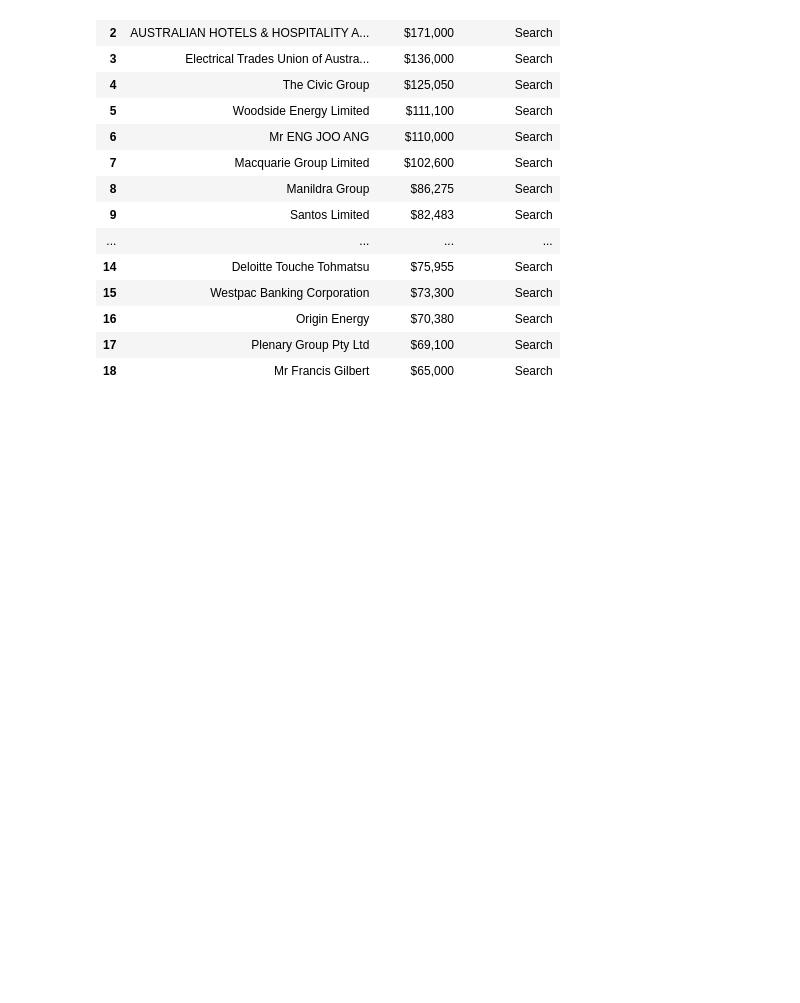
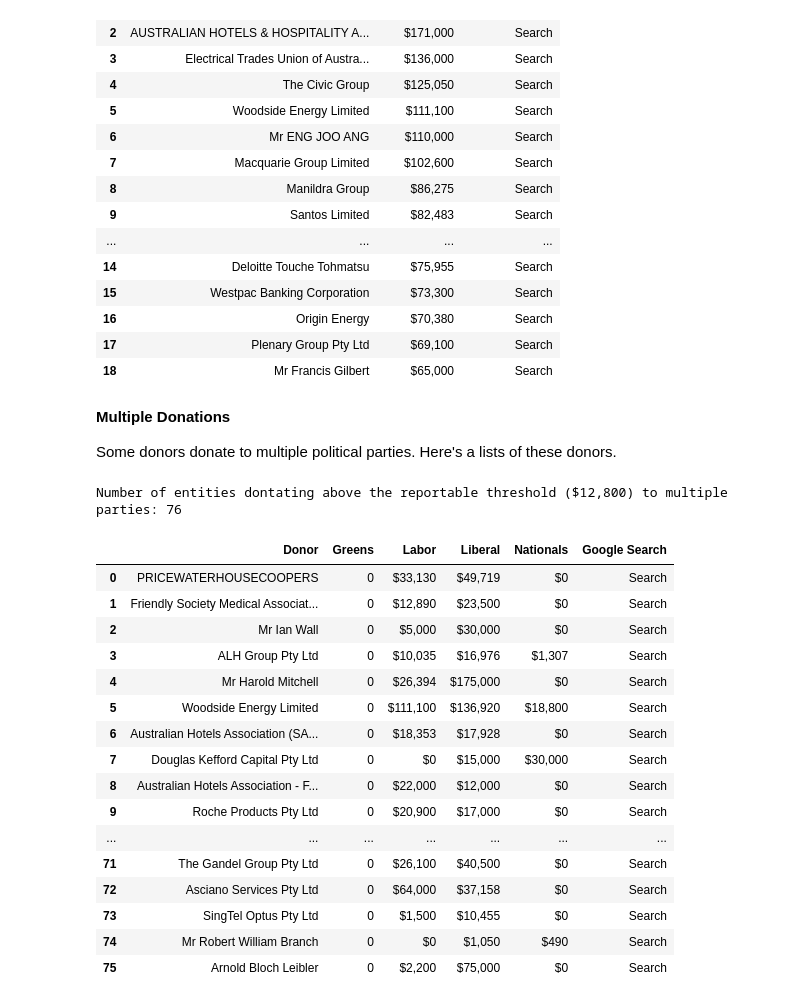
Before and after one commit to adamjoshuagray/Australian-Political-Donations, a Jupyter notebook: Donations 2014-2015.ipynb, the cells around one changed output. Saved outputs shown, nothing was run; the diff lists cells and outputs as text; code cells hidden in the pictures; blank space fills up the shorter version.

Commit message:
Added multi-donor table.

```diff
--- a/Donations 2014-2015.ipynb
+++ b/Donations 2014-2015.ipynb
@@ -18,8 +18,9 @@ from matplotlib import pyplot as plt
 import math
 from IPython.display import display, HTML
 import urllib
+import itertools as itt
 pd.options.display.float_format = '${:,.0f}'.format
-pd.set_option('max_colwidth', 1000)
+pd.set_option('max_colwidth', 1000, 'max_rows', 100)
 %matplotlib inline
 # %% [markdown]
 __Data Loading__
@@ -165,3 +166,49 @@ Labor
 | 16 | Origin Energy | $70,380 | Search |
 | 17 | Plenary Group Pty Ltd | $69,100 | Search |
 | 18 | Mr Francis Gilbert | $65,000 | Search |
+# %% [markdown]
+__Multiple Donations__
+
+Some donors donate to multiple political parties. Here's a lists of these donors.
+# %%
+donors = {}
+for party, dons in donations.items():
+    donors[party] = set(dons['DonorClientNm'])
+multi_donors = set()
+for comb in itt.product(donors.keys(),donors.keys()):
+    if comb[0] != comb[1]:
+        multi_donors = multi_donors.union(donors[comb[0]].intersection(donors[comb[1]]))
+# %%
+table = []
+for donor in multi_donors:
+    row = {'Donor' : donor}
+    for party, dons in donations.items():
+        row[party] = dons[dons['DonorClientNm'] == donor]['AmountPaid'].sum()
+    table.append(row)
+multi_donor_df = pd.DataFrame(table)
+multi_donor_df['Google Search'] = multi_donor_df.apply(lambda r: '<a href=\"%s\">Search</a>' % gurl(r['Donor']), axis=1)
+
+
+print('Number of entities dontating above the reportable threshold'
+      + ' ($12,800) to multiple parties: %d' % len(multi_donors))
+
+display(HTML(multi_donor_df.to_html(escape=False)))
+# %% [output]
+Number of entities dontating above the reportable threshold ($12,800) to multiple parties: 76
+|  | Donor | Greens | Labor | Liberal | Nationals | Google Search |
+| 0 | PRICEWATERHOUSECOOPERS | 0 | $33,130 | $49,719 | $0 | Search |
+| 1 | Friendly Society Medical Associat... | 0 | $12,890 | $23,500 | $0 | Search |
+| 2 | Mr Ian Wall | 0 | $5,000 | $30,000 | $0 | Search |
+| 3 | ALH Group Pty Ltd | 0 | $10,035 | $16,976 | $1,307 | Search |
+| 4 | Mr Harold Mitchell | 0 | $26,394 | $175,000 | $0 | Search |
+| 5 | Woodside Energy Limited | 0 | $111,100 | $136,920 | $18,800 | Search |
+| 6 | Australian Hotels Association (SA... | 0 | $18,353 | $17,928 | $0 | Search |
+| 7 | Douglas Kefford Capital Pty Ltd | 0 | $0 | $15,000 | $30,000 | Search |
+| 8 | Australian Hotels Association - F... | 0 | $22,000 | $12,000 | $0 | Search |
+| 9 | Roche Products Pty Ltd | 0 | $20,900 | $17,000 | $0 | Search |
+| ... | ... | ... | ... | ... | ... | ... |
+| 71 | The Gandel Group Pty Ltd | 0 | $26,100 | $40,500 | $0 | Search |
+| 72 | Asciano Services Pty Ltd | 0 | $64,000 | $37,158 | $0 | Search |
+| 73 | SingTel Optus Pty Ltd | 0 | $1,500 | $10,455 | $0 | Search |
+| 74 | Mr Robert William Branch | 0 | $0 | $1,050 | $490 | Search |
+| 75 | Arnold Bloch Leibler | 0 | $2,200 | $75,000 | $0 | Search |
```
